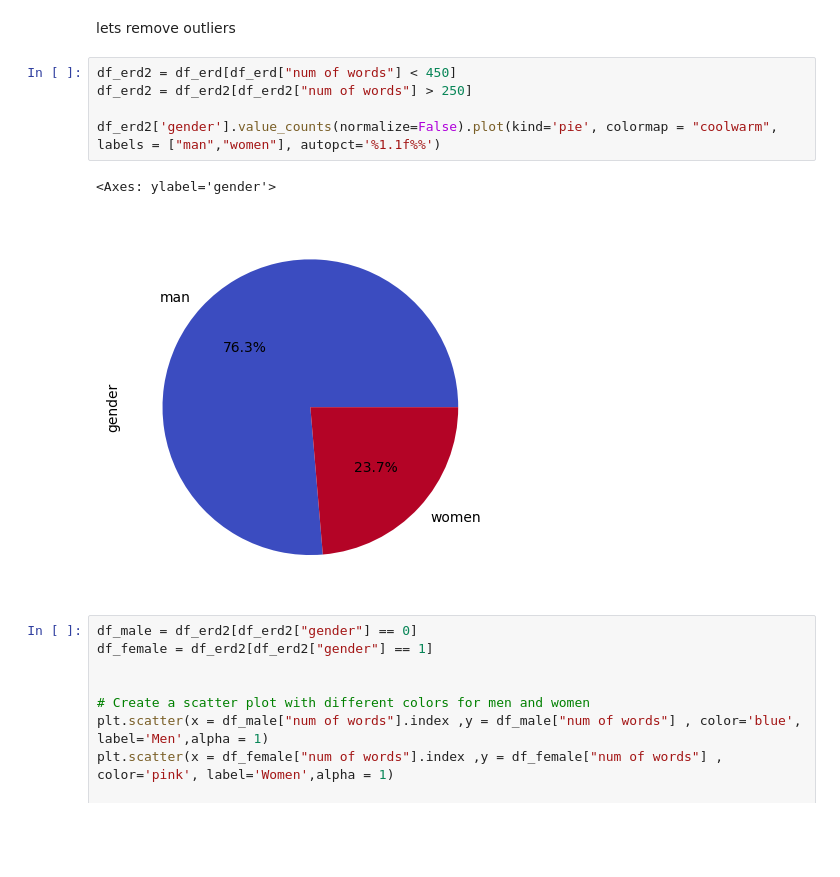
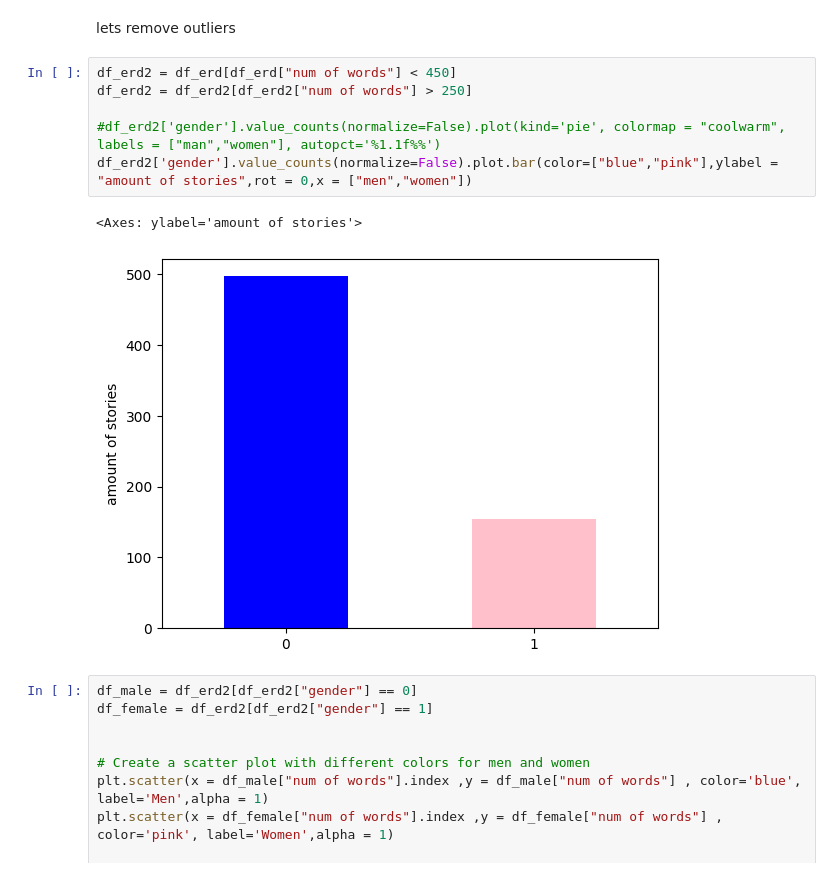
Before and after one commit to DanielDolberg/Mechine_learning_final, a Jupyter notebook: Assignment3-text-analysis.ipynb, the cells around one changed output. Saved outputs shown, nothing was run; the diff lists cells and outputs as text; blank space fills up the shorter version.

```diff
--- a/Assignment3-text-analysis.ipynb
+++ b/Assignment3-text-analysis.ipynb
@@ -278,11 +278,12 @@ lets remove outliers
 # %%
 df_erd2 = df_erd[df_erd["num of words"] < 450]
 df_erd2 = df_erd2[df_erd2["num of words"] > 250]
 
-df_erd2['gender'].value_counts(normalize=False).plot(kind='pie', colormap = "coolwarm", labels = ["man","women"], autopct='%1.1f%%')
+#df_erd2['gender'].value_counts(normalize=False).plot(kind='pie', colormap = "coolwarm", labels = ["man","women"], autopct='%1.1f%%')
+df_erd2['gender'].value_counts(normalize=False).plot.bar(color=["blue","pink"],ylabel = "amount of stories",rot = 0,x = ["men","women"])
 # %% [output]
-<Axes: ylabel='gender'>
+<Axes: ylabel='amount of stories'>
-[figure, old version]
+[figure, new version]
 # %%
 df_male = df_erd2[df_erd2["gender"] == 0]
 df_female = df_erd2[df_erd2["gender"] == 1]
```
Also changed, not shown: parts of 9 cells of this notebook, 2 other files.
